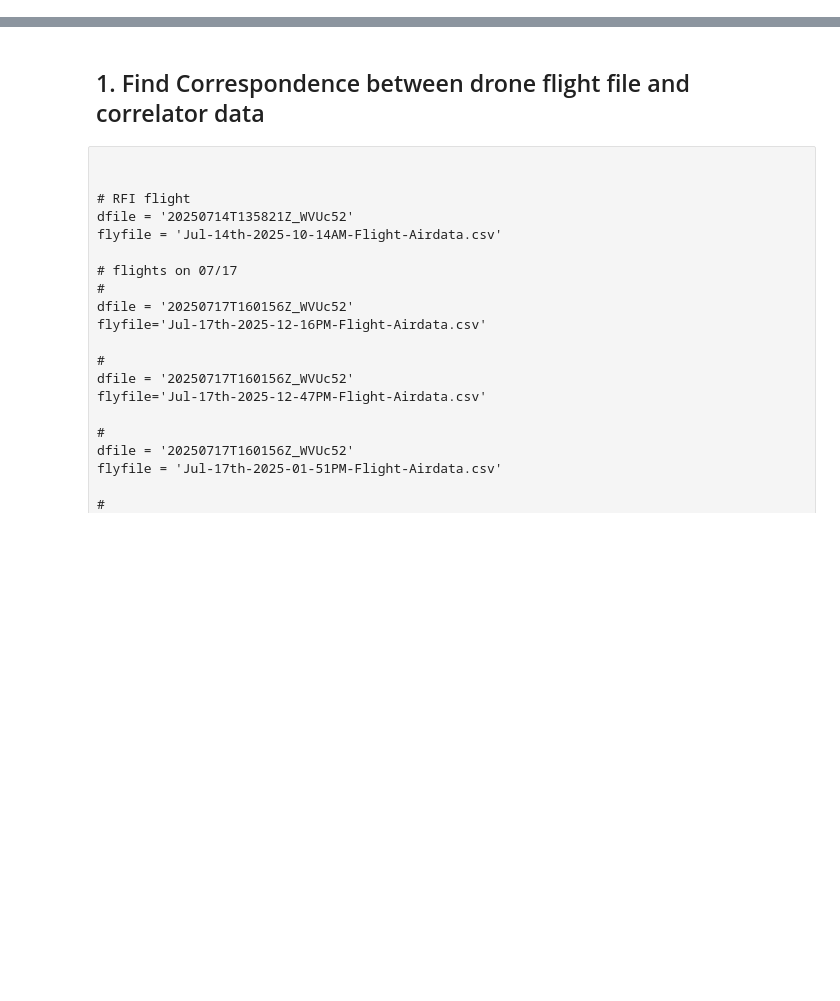
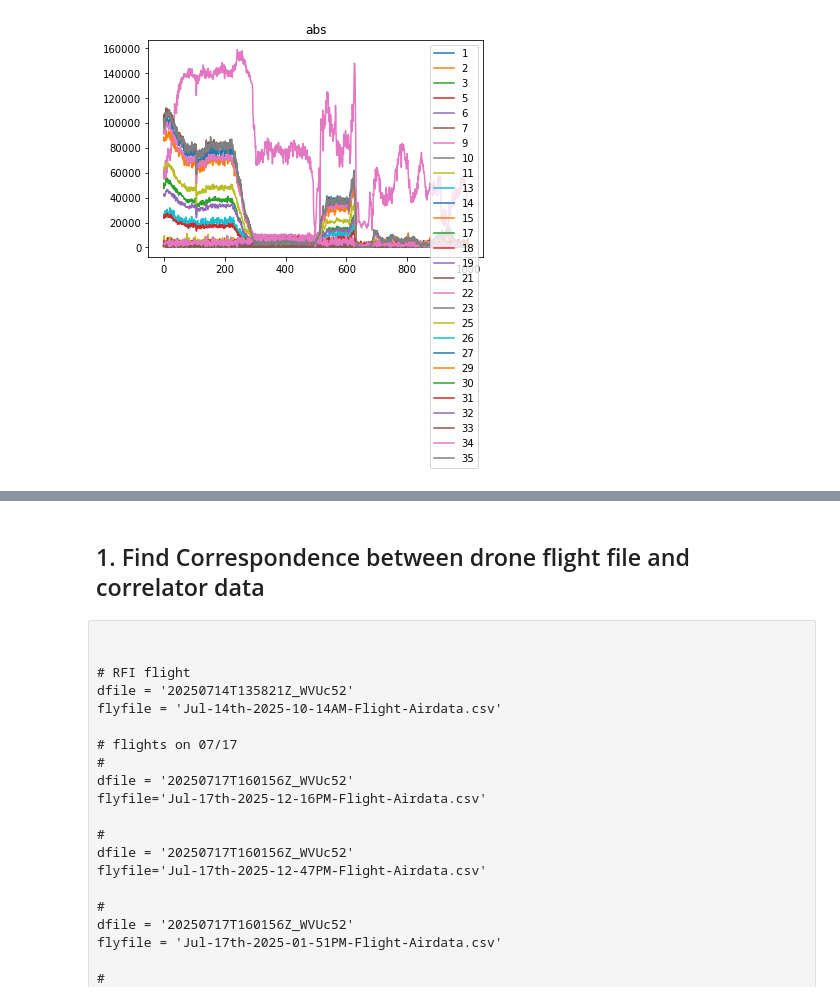
Before and after one commit to WrightLaboratory/DigitalNoiseSource, a Jupyter notebook: notebooks/LBN_DNS_GBO.ipynb, the cells around one changed output, grey strips where cells are left out. Saved outputs shown, nothing was run; the diff lists cells and outputs as text; code cells hidden in the pictures; blank space fills up the shorter version.

```diff
--- a/notebooks/LBN_DNS_GBO.ipynb
+++ b/notebooks/LBN_DNS_GBO.ipynb
@@ -53,0 +278,10 @@ def get_mag_phase(power0):
+# %%
+for i in crosses:
+    #if np.median(abs(fd['vis'][:,f_ind,i])) > 20000:
+        #plt.plot(fd['vis'][:,f_ind,i].real,label=str(i)) # both real and imag are informative
+    plt.plot(abs(fd['vis'][:,f_ind,i]),label=str(i)) # both real and imag are informative
+plt.title('abs')
+plt.legend()
+plt.show()
+# %% [output]
+[figure, added]
```
Also changed, not shown: parts of 30 cells of this notebook.
